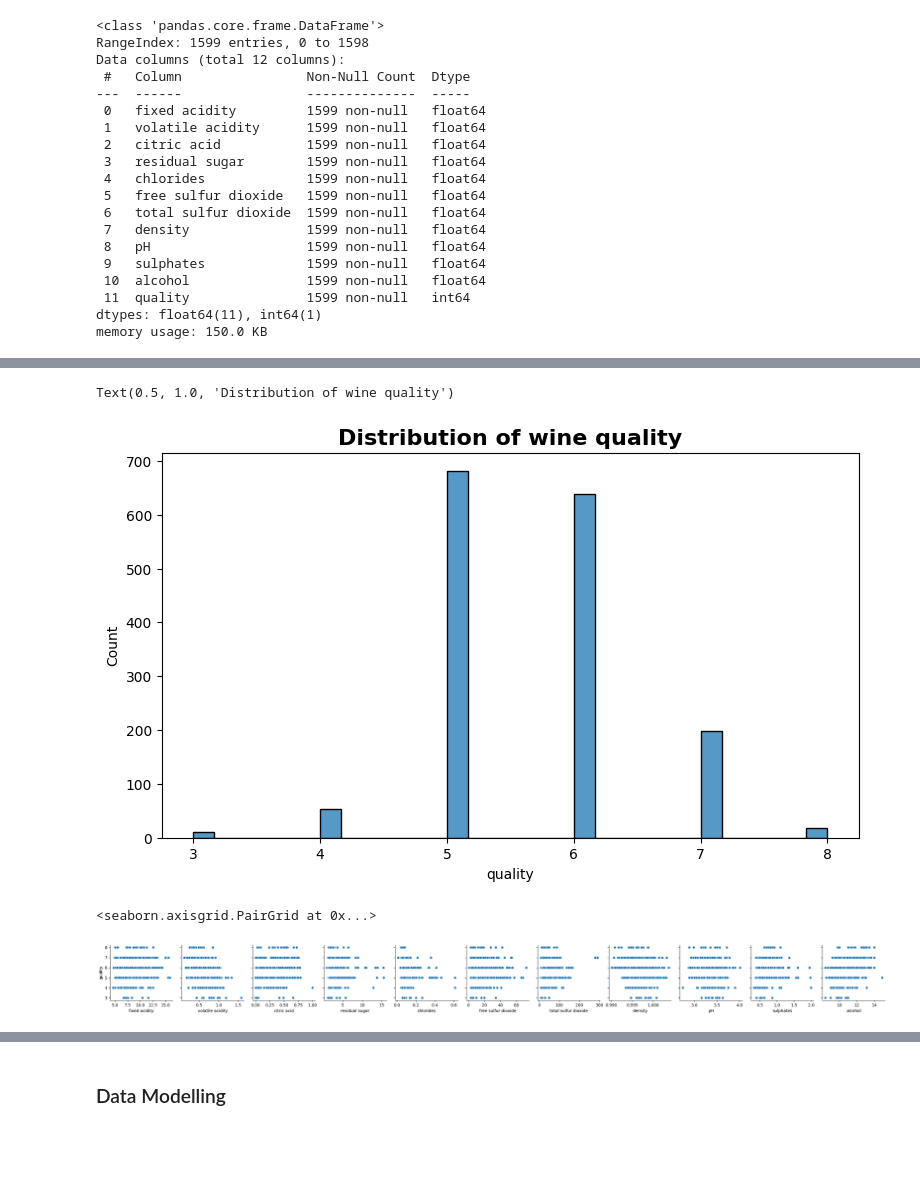
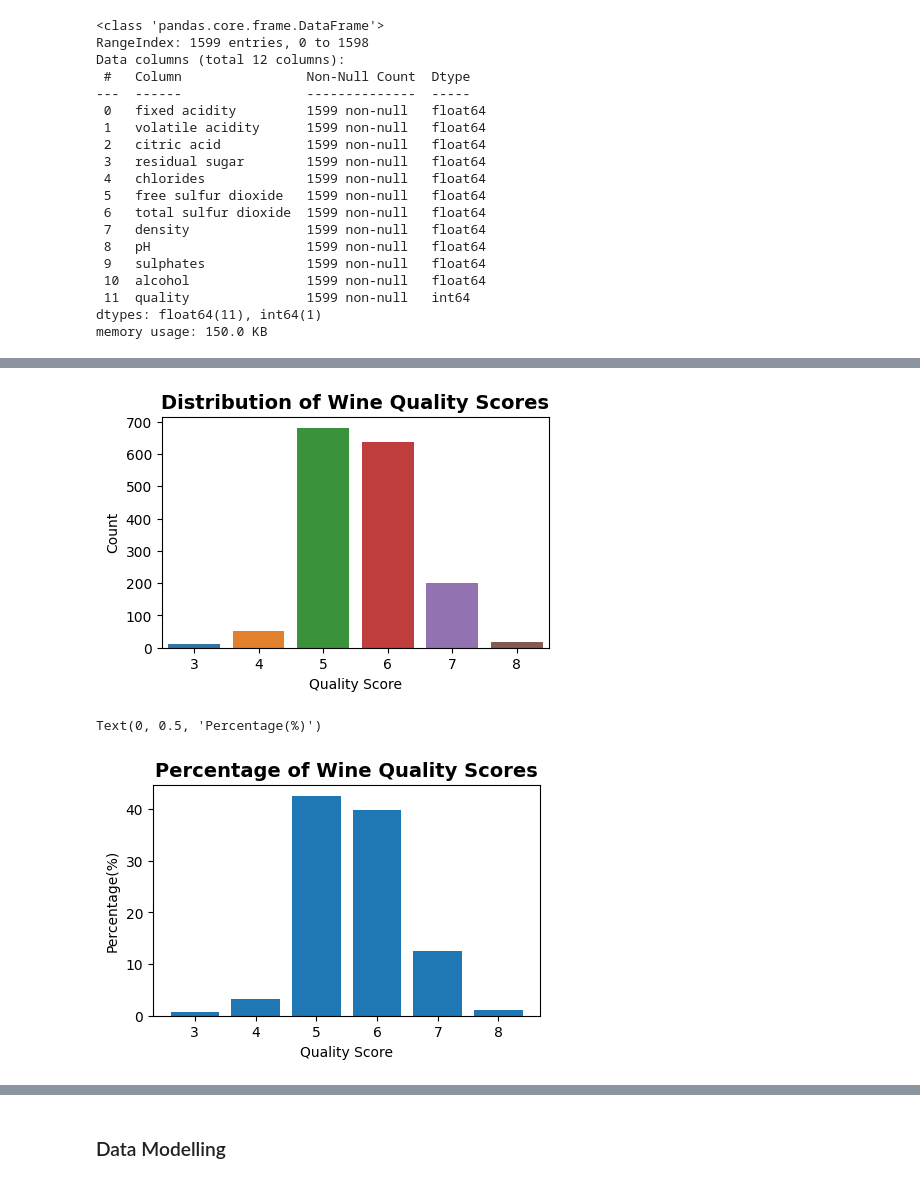
Before and after one commit to Danie-O/machine-learning, a Jupyter notebook: Regression-Algorithms/wine-quality-prediction/Red-Wine-Dataset_EDA-and-Modelling.ipynb, the cells around one changed output, grey strips where cells are left out. Cells and saved outputs as stored; diff of their text form; code cells hidden in the pictures; blank space fills up the shorter version.

```diff
--- a/Regression-Algorithms/wine-quality-prediction/Red-Wine-Dataset_EDA-and-Modelling.ipynb
+++ b/Regression-Algorithms/wine-quality-prediction/Red-Wine-Dataset_EDA-and-Modelling.ipynb
@@ -104,14 +103,28 @@ Text(0.5, 1.0, 'Relationship between wine quality & alcohol content')
-# %%
-# visualize the distribution of the target variable
-fig = plt.figure(figsize = (9,5))
-sns.histplot(data=data, x='quality')
-plt.title('Distribution of wine quality', fontsize=16, fontweight='semibold')
-# %% [output]
-Text(0.5, 1.0, 'Distribution of wine quality')
-[figure, removed]
-# %%
-# visualize the correlation between input variables and target variable
-sns.pairplot(data=data, y_vars=['quality'], x_vars=data.columns[:-1])
-# %% [output]
-<seaborn.axisgrid.PairGrid at 0x...>
-[figure, removed]
+# %%
+# Check for balance or imbalance in the dataset
+fig = plt.figure(figsize = (5,3))
+sns.countplot(x='quality', data=data)  # visualize the distribution of wine quality scores
+plt.title('Distribution of Wine Quality Scores', fontsize=14, fontweight='semibold')
+plt.xlabel('Quality Score')
+plt.ylabel('Count')
+plt.show()
+# %% [output]
+[figure, added]
+# %%
+# Check imbalance of quality scores by percentage
+
+# Count the number of each quality score
+quality_counts = data['quality'].value_counts()
+
+# Calculate the percentage of each quality score
+quality_percents = quality_counts / quality_counts.sum() * 100
+
+# Plot the percentage of each quality score
+fig = plt.figure(figsize = (5,3))
+plt.bar(quality_percents.index, quality_percents.values)
+plt.title('Percentage of Wine Quality Scores', fontsize=14, fontweight='semibold')
+plt.xlabel('Quality Score')
+plt.ylabel('Percentage(%)')
+# %% [output]
+Text(0, 0.5, 'Percentage(%)')
+[figure, added]
```
Also changed, not shown: parts of 8 cells of this notebook.
